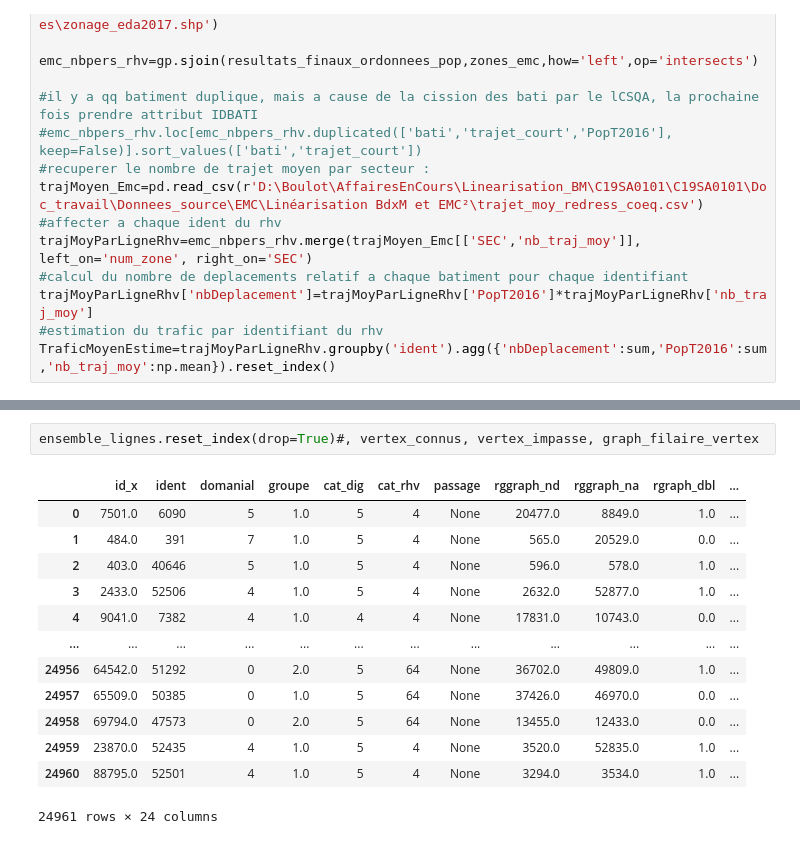
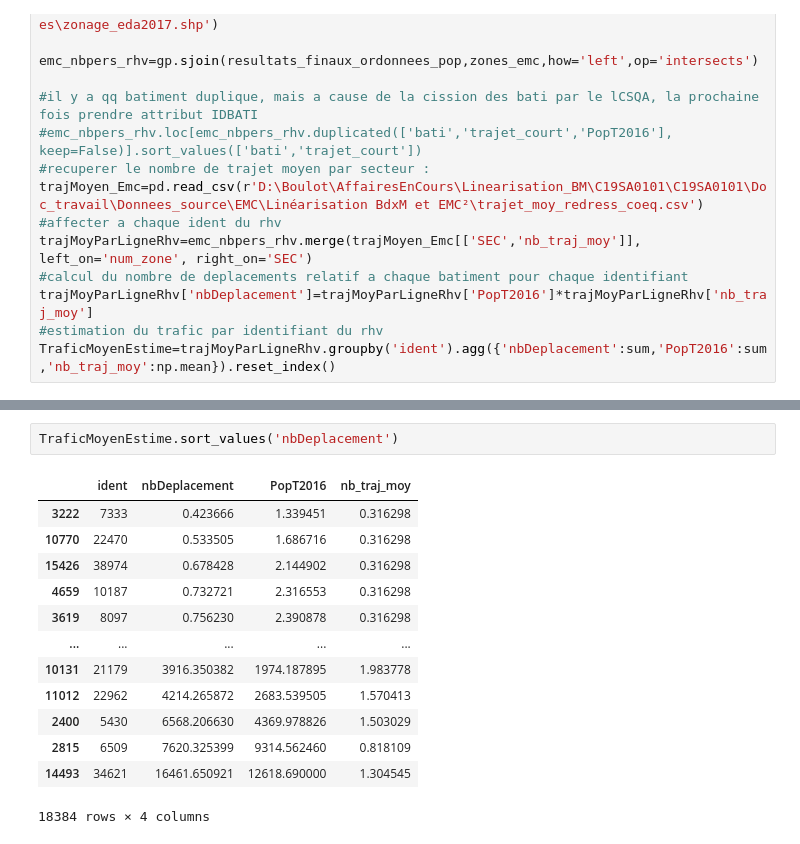
Before and after one commit to nantodevison/Lin_uniq_BdxM, a Jupyter notebook: Lin_uniq_BdxM/Traitements/traitements.ipynb, the cells around one changed output, grey strips where cells are left out. Saved outputs shown, nothing was run; the diff lists cells and outputs as text.

```diff
--- a/Lin_uniq_BdxM/Traitements/traitements.ipynb
+++ b/Lin_uniq_BdxM/Traitements/traitements.ipynb
@@ -744,16 +610,16 @@ graph_filaire_vertex
-# %%
-ensemble_lignes.reset_index(drop=True)#, vertex_connus, vertex_impasse, graph_filaire_vertex
-# %% [output]
-|  | id_x | ident | domanial | groupe | cat_dig | cat_rhv | passage | rggraph_nd | rggraph_na | rgraph_dbl | ... |
-| 0 | 7501.0 | 6090 | 5 | 1.0 | 5 | 4 | None | 20477.0 | 8849.0 | 1.0 | ... |
-| 1 | 484.0 | 391 | 7 | 1.0 | 5 | 4 | None | 565.0 | 20529.0 | 0.0 | ... |
-| 2 | 403.0 | 40646 | 5 | 1.0 | 5 | 4 | None | 596.0 | 578.0 | 1.0 | ... |
-| 3 | 2433.0 | 52506 | 4 | 1.0 | 5 | 4 | None | 2632.0 | 52877.0 | 1.0 | ... |
-| 4 | 9041.0 | 7382 | 4 | 1.0 | 4 | 4 | None | 17831.0 | 10743.0 | 0.0 | ... |
-| ... | ... | ... | ... | ... | ... | ... | ... | ... | ... | ... | ... |
-| 24956 | 64542.0 | 51292 | 0 | 2.0 | 5 | 64 | None | 36702.0 | 49809.0 | 1.0 | ... |
-| 24957 | 65509.0 | 50385 | 0 | 1.0 | 5 | 64 | None | 37426.0 | 46970.0 | 0.0 | ... |
-| 24958 | 69794.0 | 47573 | 0 | 2.0 | 5 | 64 | None | 13455.0 | 12433.0 | 0.0 | ... |
-| 24959 | 23870.0 | 52435 | 4 | 1.0 | 5 | 4 | None | 3520.0 | 52835.0 | 1.0 | ... |
-| 24960 | 88795.0 | 52501 | 4 | 1.0 | 5 | 4 | None | 3294.0 | 3534.0 | 1.0 | ... |
-24961 rows × 24 columns
+# %%
+TraficMoyenEstime.sort_values('nbDeplacement')
+# %% [output]
+|  | ident | nbDeplacement | PopT2016 | nb_traj_moy |
+| 3222 | 7333 | 0.423666 | 1.339451 | 0.316298 |
+| 10770 | 22470 | 0.533505 | 1.686716 | 0.316298 |
+| 15426 | 38974 | 0.678428 | 2.144902 | 0.316298 |
+| 4659 | 10187 | 0.732721 | 2.316553 | 0.316298 |
+| 3619 | 8097 | 0.756230 | 2.390878 | 0.316298 |
+| ... | ... | ... | ... | ... |
+| 10131 | 21179 | 3916.350382 | 1974.187895 | 1.983778 |
+| 11012 | 22962 | 4214.265872 | 2683.539505 | 1.570413 |
+| 2400 | 5430 | 6568.206630 | 4369.978826 | 1.503029 |
+| 2815 | 6509 | 7620.325399 | 9314.562460 | 0.818109 |
+| 14493 | 34621 | 16461.650921 | 12618.690000 | 1.304545 |
+18384 rows × 4 columns
```
Also changed, not shown: parts of 26 cells of this notebook, 2 other files.
